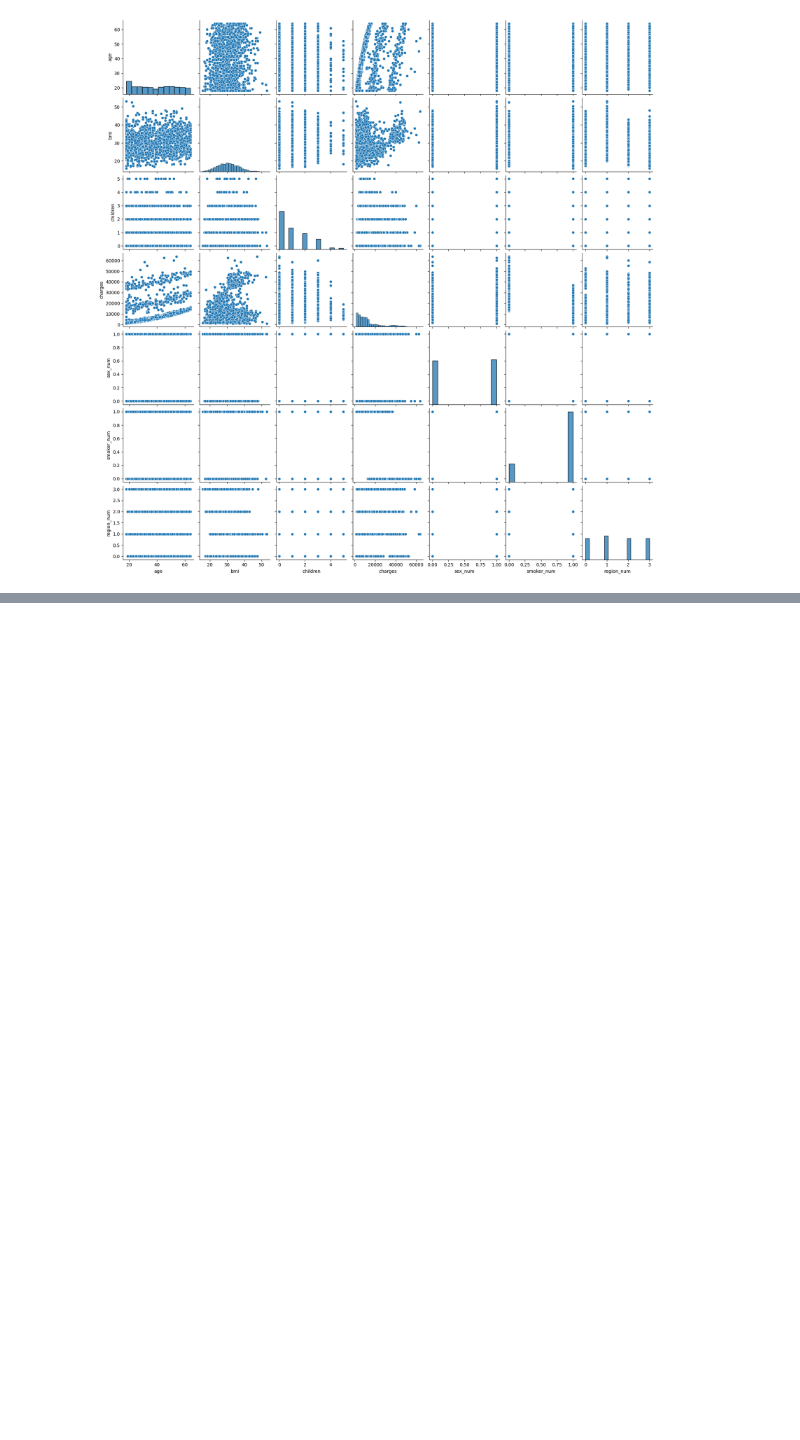
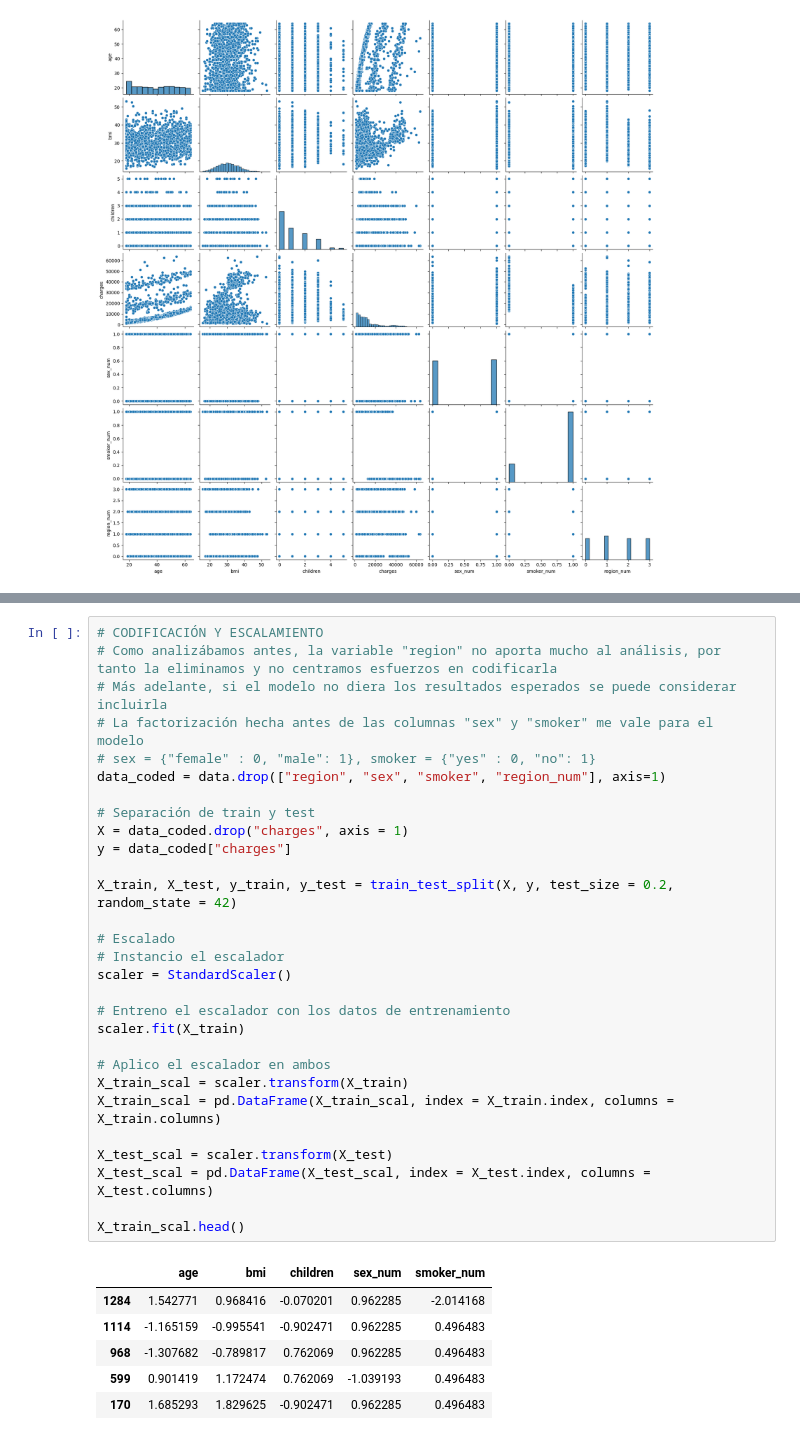
Before and after one commit to 4GeeksAcademy/Linear-regression-sergio-roque-machine-learning-python-template, a Jupyter notebook: src/explore.ipynb, the cells around one changed output, grey strips where cells are left out. Drawn from its saved outputs; the diff is of its cells as text; blank space fills up the shorter version.

```diff
--- a/src/explore.ipynb
+++ b/src/explore.ipynb
@@ -227,0 +274,36 @@ plt.show()
+# %%
+# CODIFICACIÓN Y ESCALAMIENTO
+# Como analizábamos antes, la variable "region" no aporta mucho al análisis, por tanto la eliminamos y no centramos esfuerzos en codificarla
+# Más adelante, si el modelo no diera los resultados esperados se puede considerar incluirla
+# La factorización hecha antes de las columnas "sex" y "smoker" me vale para el modelo
+# sex = {"female" : 0, "male": 1}, smoker = {"yes" : 0, "no": 1}
+data_coded = data.drop(["region", "sex", "smoker", "region_num"], axis=1)
+
+# Separación de train y test
+X = data_coded.drop("charges", axis = 1)
+y = data_coded["charges"]
+
+X_train, X_test, y_train, y_test = train_test_split(X, y, test_size = 0.2, random_state = 42)
+
+# Escalado
+# Instancio el escalador
+scaler = StandardScaler()
+
+# Entreno el escalador con los datos de entrenamiento
+scaler.fit(X_train)
+
+# Aplico el escalador en ambos
+X_train_scal = scaler.transform(X_train)
+X_train_scal = pd.DataFrame(X_train_scal, index = X_train.index, columns = X_train.columns)
+
+X_test_scal = scaler.transform(X_test)
+X_test_scal = pd.DataFrame(X_test_scal, index = X_test.index, columns = X_test.columns)
+
+X_train_scal.head()
+# %% [output]
+|  | age | bmi | children | sex_num | smoker_num |
+| 1284 | 1.542771 | 0.968416 | -0.070201 | 0.962285 | -2.014168 |
+| 1114 | -1.165159 | -0.995541 | -0.902471 | 0.962285 | 0.496483 |
+| 968 | -1.307682 | -0.789817 | 0.762069 | 0.962285 | 0.496483 |
+| 599 | 0.901419 | 1.172474 | 0.762069 | -1.039193 | 0.496483 |
+| 170 | 1.685293 | 1.829625 | -0.902471 | 0.962285 | 0.496483 |
```
Also changed, not shown: parts of 10 cells of this notebook.
